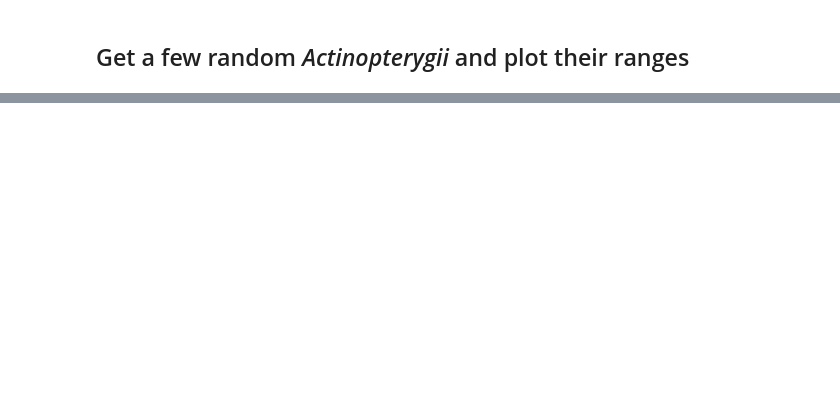
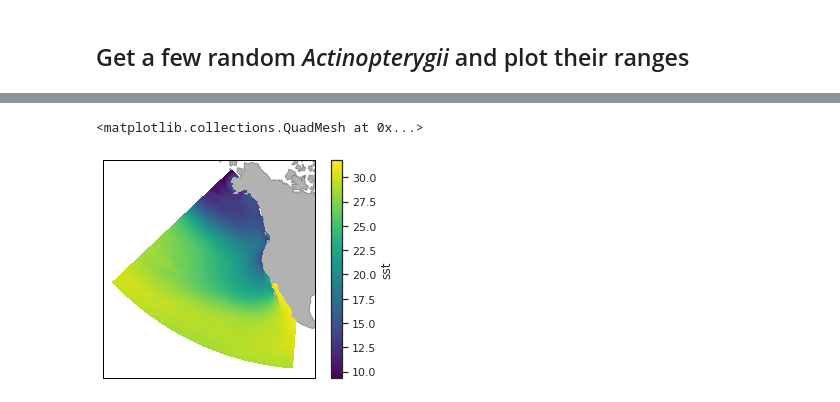
Before and after one commit to HuckleyLab/phyto-mhw, a Jupyter notebook: analysis/physiology/aquamaps-globtherm.ipynb, the cells around one changed output, grey strips where cells are left out. Drawn from its saved outputs; the diff is of its cells as text; code cells hidden in the pictures; blank space fills up the shorter version.

```diff
--- a/analysis/physiology/aquamaps-globtherm.ipynb
+++ b/analysis/physiology/aquamaps-globtherm.ipynb
@@ -151,0 +163,10 @@ for ax in p.axes.flat:
+# %%
+gcp_project_id = '170771369993'
+fs = gcsfs.GCSFileSystem(project=gcp_project_id, token="/home/jovyan/gc-pangeo-storage.json")
+# %%
+oisst = xr.open_zarr(fs.get_mapper('oisst/oisst.zarr'))
+# reproject oisst into actual longitudes
+oisst = oisst.assign_coords(lon=(((oisst.lon + 180) % 360) - 180)).sortby('lon')
+# %%
+sst_yearly_max = oisst.sel(lat=PNW_LAT, lon=PNW_LON).sst.groupby('time.year').max(dim='time')
+sst_yearly_max
@@ -151,0 +180,10 @@ for ax in p.axes.flat:
+# %%
+sst_mean_yearly_max = sst_yearly_max.mean(dim='year')
+# %%
+ax = plt.axes(projection=ccrs.LambertConformal())
+ax.add_feature(cf.LAND, color='black', alpha=0.3)
+
+sst_mean_yearly_max.plot(ax=ax, transform=ccrs.PlateCarree())
+# %% [output]
+<matplotlib.collections.QuadMesh at 0x...>
+[figure, added]
```
Also changed, not shown: parts of 31 cells of this notebook.
